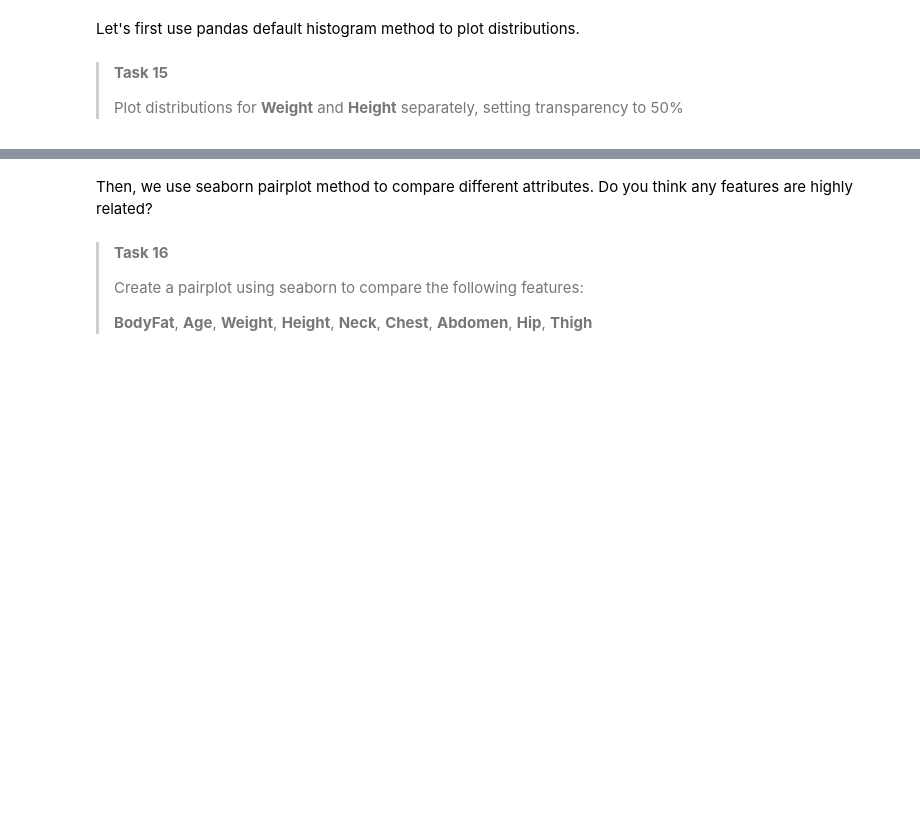
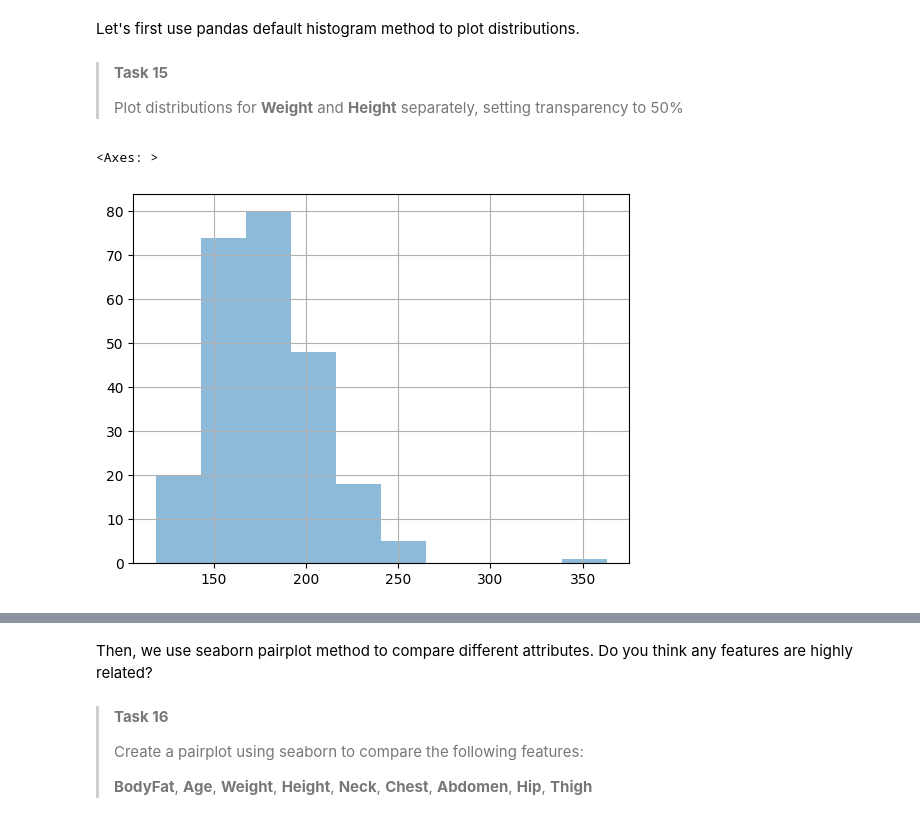
Before and after one commit to jonatasgomes/waterloo, a Jupyter notebook: Supervised Machine Learning/assignments/m1-exercise-a/m1-exercise-a.ipynb, the cells around one changed output, grey strips where cells are left out. Drawn from its saved outputs; the diff is of its cells as text; code cells hidden in the pictures; blank space fills up the shorter version.

```diff
--- a/Supervised Machine Learning/assignments/m1-exercise-a/m1-exercise-a.ipynb
+++ b/Supervised Machine Learning/assignments/m1-exercise-a/m1-exercise-a.ipynb
@@ -90,0 +173,4 @@ Also, we want to find out if there's any duplicated values. Note that this data
+# %%
+bodyfat[bodyfat.duplicated()].sort_values(by='id')
+bodyfat.drop_duplicates(inplace=True)
+bodyfat[bodyfat.duplicated()].sort_values(by='id')
@@ -118,0 +219,4 @@ This is an nominal variable. The suitable method is one-hot encoding method. One
+# %%
+# Convert values
+bodyfat = pd.get_dummies(bodyfat, columns=['Gender'], prefix='Gender')
+bodyfat.head()
@@ -161,0 +290,9 @@ As the dataset contains body measure, it is expected to see some outliers in ter
+# %%
+# Find the min, max, mean
+bodyfat_min = bodyfat['BodyFat'].min()
+bodyfat_max = bodyfat['BodyFat'].max()
+bodyfat_mean = bodyfat['BodyFat'].mean()
+bodyfat_sd = bodyfat['BodyFat'].std()
+print(bodyfat_min, bodyfat_max, bodyfat_mean, bodyfat_sd)
+bodyfat_mask = (bodyfat['BodyFat'] < bodyfat_mean - 3*bodyfat_sd) | (bodyfat['BodyFat'] > bodyfat_mean + 3*bodyfat_sd)
+bodyfat[bodyfat_mask]
@@ -162,3 +304,6 @@ As the dataset contains body measure, it is expected to see some outliers in ter
+# %%
+# Let's drop the outlier
+bodyfat = bodyfat.drop(bodyfat[bodyfat_mask].index)
 # %%
 bodyfat.columns
 # %% [output]
@@ -196,6 +368,9 @@ Let's first use pandas default histogram method to plot distributions.
 >Plot distributions for __Weight__ and __Height__ separately, setting transparency to 50%
 # %%
 # Plot for Weight
-...
+bodyfat['Weight'].hist(alpha=0.5)
+# %% [output]
+<Axes: >
+[figure, added]
 # %%
 # Plot for Height
```
Also changed, not shown: parts of 44 cells of this notebook, 6 other files.
